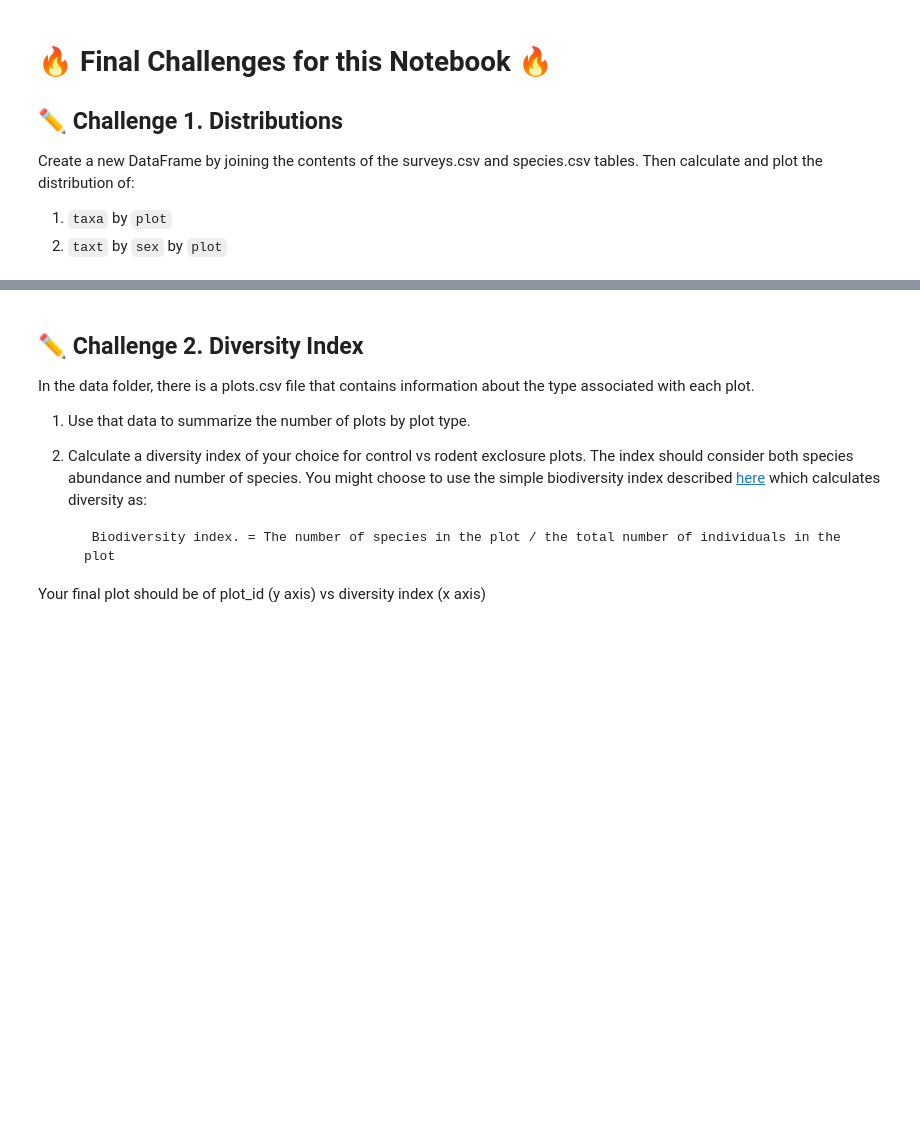
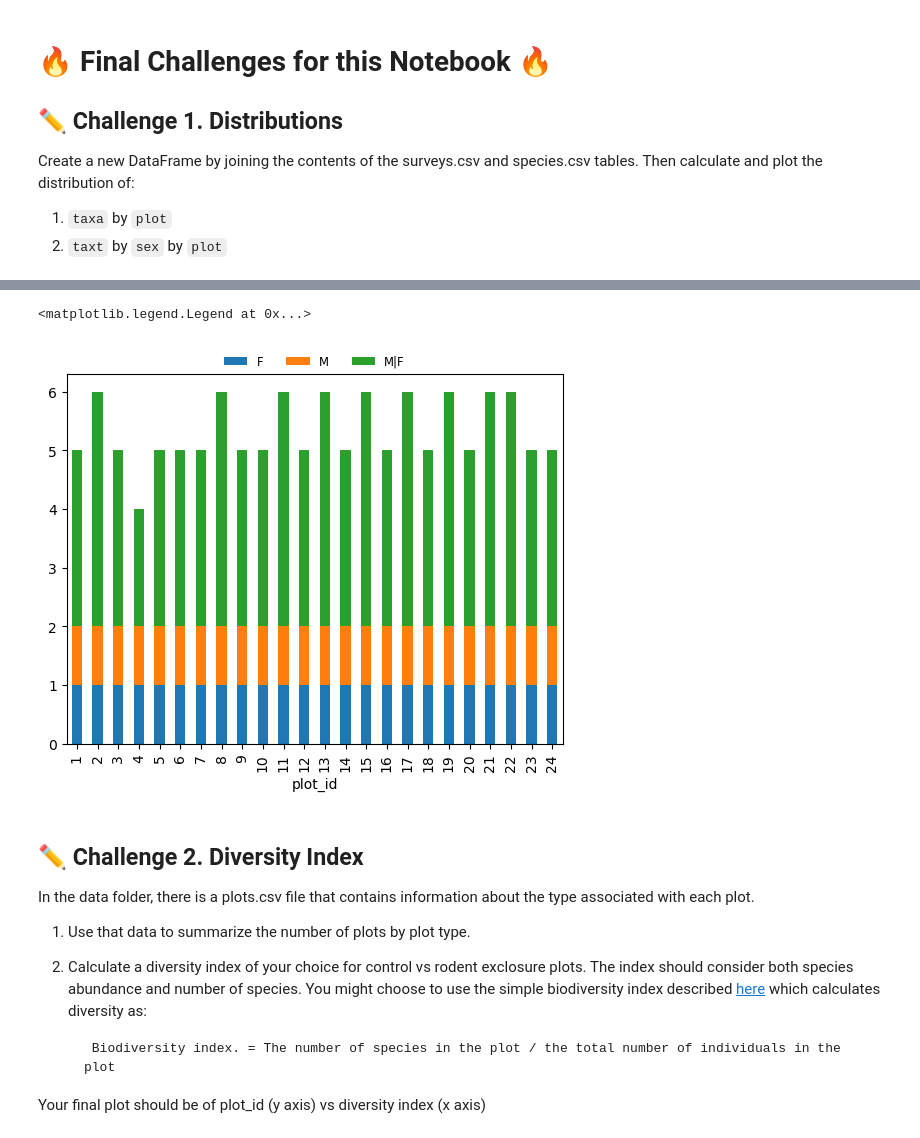
Before and after one commit to CurtinIDS/CIC_Carpentries_Python, a Jupyter notebook: notebooks/Intro_to_Python_Day1_Pt5.ipynb, the cells around one changed output, grey strips where cells are left out. Drawn from its saved outputs; the diff is of its cells as text; code cells hidden in the pictures; blank space fills up the shorter version.

```diff
--- a/notebooks/Intro_to_Python_Day1_Pt5.ipynb
+++ b/notebooks/Intro_to_Python_Day1_Pt5.ipynb
@@ -208,3 +395,13 @@ Create a new DataFrame by joining the contents of the surveys.csv and species.cs
+# %%
+merged_left.loc[merged_left["sex"].isnull(), "sex"] = 'M|F'
+ntaxa_sex_site= merged_left.groupby(["plot_id", "sex"])["taxa"].nunique().reset_index(level=1)
+ntaxa_sex_site = ntaxa_sex_site.pivot_table(values="taxa", columns="sex", index=ntaxa_sex_site.index)
+ntaxa_sex_site.plot(kind="bar", legend=False, stacked=True)
+plt.legend(loc='upper center', ncol=3, bbox_to_anchor=(0.5, 1.08),
+           fontsize='small', frameon=False)
+# %% [output]
+<matplotlib.legend.Legend at 0x...>
+[figure, added]
 # %% [markdown]
 ## ✏️  Challenge 2. Diversity Index
 
```
Also changed, not shown: parts of 36 cells of this notebook, 2 other files.
